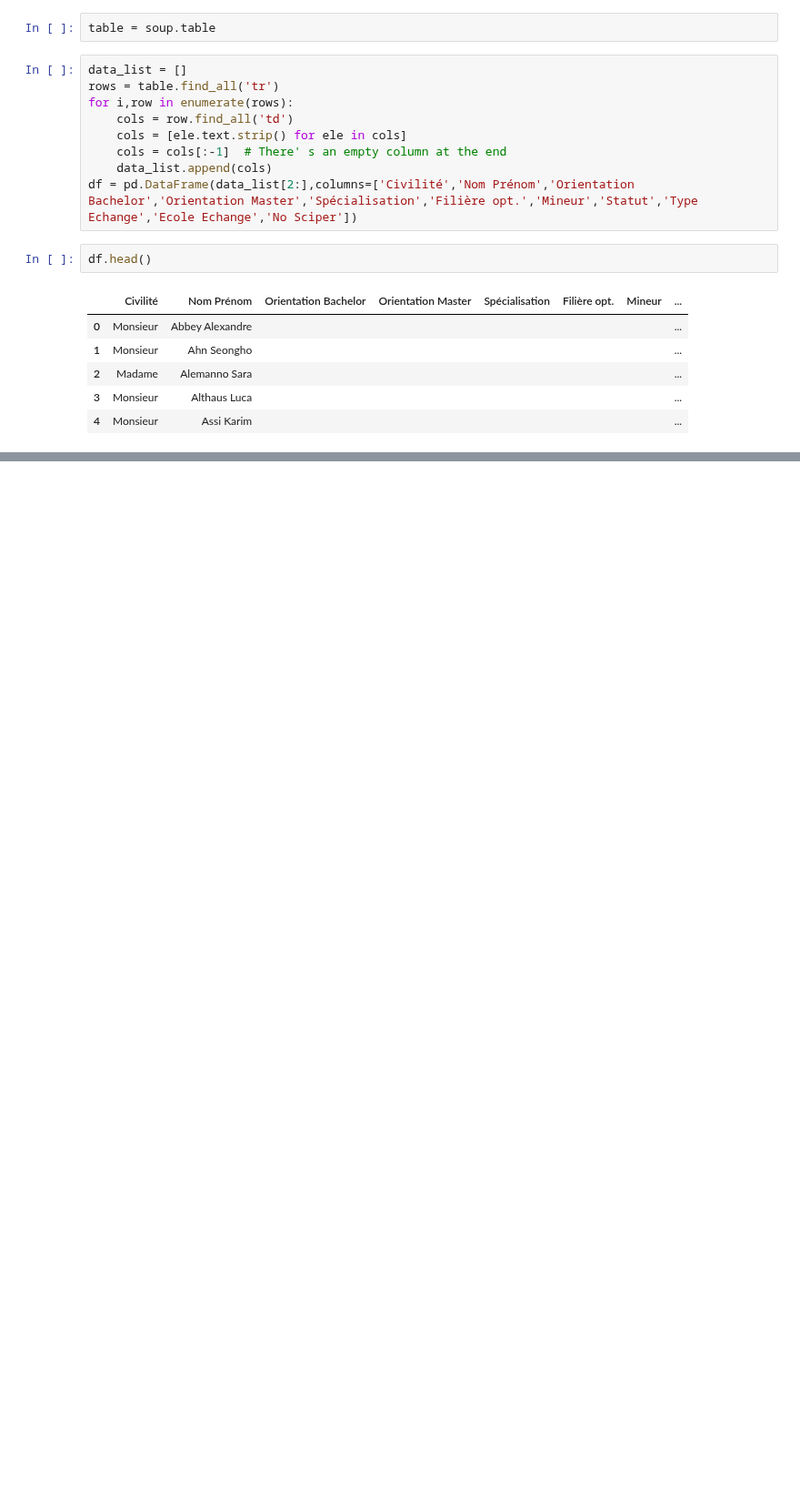
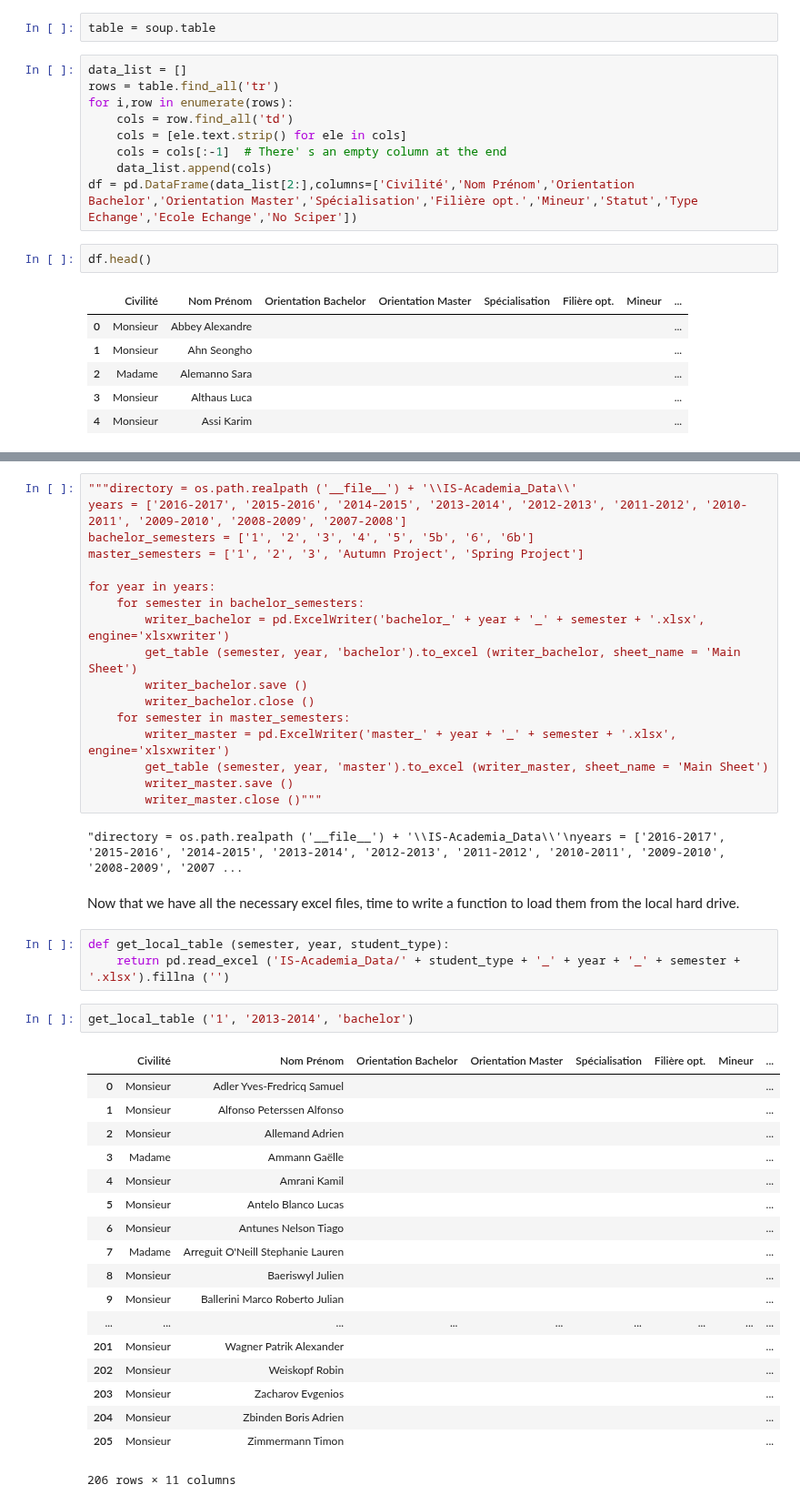
Before and after one commit to fearnleymartin/ada-epfl, a Jupyter notebook: 02 - Data from the Web/Data from the web.ipynb, the cells around one changed output, grey strips where cells are left out. Shown at 91% size. Saved outputs shown, nothing was run; the diff lists cells and outputs as text; blank space fills up the shorter version.

```diff
--- a/02 - Data from the Web/Data from the web.ipynb
+++ b/02 - Data from the Web/Data from the web.ipynb
@@ -323,0 +349,45 @@ get_table(1,'2016-2017', 'master')
+# %%
+"""directory = os.path.realpath ('__file__') + '\\IS-Academia_Data\\'
+years = ['2016-2017', '2015-2016', '2014-2015', '2013-2014', '2012-2013', '2011-2012', '2010-2011', '2009-2010', '2008-2009', '2007-2008']
+bachelor_semesters = ['1', '2', '3', '4', '5', '5b', '6', '6b']
+master_semesters = ['1', '2', '3', 'Autumn Project', 'Spring Project']
+
+for year in years:
+    for semester in bachelor_semesters:
+        writer_bachelor = pd.ExcelWriter('bachelor_' + year + '_' + semester + '.xlsx', engine='xlsxwriter')
+        get_table (semester, year, 'bachelor').to_excel (writer_bachelor, sheet_name = 'Main Sheet')
+        writer_bachelor.save ()
+        writer_bachelor.close ()
+    for semester in master_semesters:
+        writer_master = pd.ExcelWriter('master_' + year + '_' + semester + '.xlsx', engine='xlsxwriter')
+        get_table (semester, year, 'master').to_excel (writer_master, sheet_name = 'Main Sheet')
+        writer_master.save ()
+        writer_master.close ()"""
+# %% [output]
+"directory = os.path.realpath ('__file__') + '\\IS-Academia_Data\\'\nyears = ['2016-2017', '2015-2016', '2014-2015', '2013-2014', '2012-2013', '2011-2012', '2010-2011', '2009-2010', '2008-2009', '2007 ...
+# %% [markdown]
+Now that we have all the necessary excel files, time to write a function to load them from the local hard drive.
+# %%
+def get_local_table (semester, year, student_type):
+    return pd.read_excel ('IS-Academia_Data/' + student_type + '_' + year + '_' + semester + '.xlsx').fillna ('')
+# %%
+get_local_table ('1', '2013-2014', 'bachelor')
+# %% [output]
+|  | Civilité | Nom Prénom | Orientation Bachelor | Orientation Master | Spécialisation | Filière opt. | Mineur | ... |
+| 0 | Monsieur | Adler Yves-Fredricq Samuel |  |  |  |  |  | ... |
+| 1 | Monsieur | Alfonso Peterssen Alfonso |  |  |  |  |  | ... |
+| 2 | Monsieur | Allemand Adrien |  |  |  |  |  | ... |
+| 3 | Madame | Ammann Gaëlle |  |  |  |  |  | ... |
+| 4 | Monsieur | Amrani Kamil |  |  |  |  |  | ... |
+| 5 | Monsieur | Antelo Blanco Lucas |  |  |  |  |  | ... |
+| 6 | Monsieur | Antunes Nelson Tiago |  |  |  |  |  | ... |
+| 7 | Madame | Arreguit O'Neill Stephanie Lauren |  |  |  |  |  | ... |
+| 8 | Monsieur | Baeriswyl Julien |  |  |  |  |  | ... |
+| 9 | Monsieur | Ballerini Marco Roberto Julian |  |  |  |  |  | ... |
+| ... | ... | ... | ... | ... | ... | ... | ... | ... |
+| 201 | Monsieur | Wagner Patrik Alexander |  |  |  |  |  | ... |
+| 202 | Monsieur | Weiskopf Robin |  |  |  |  |  | ... |
+| 203 | Monsieur | Zacharov Evgenios |  |  |  |  |  | ... |
+| 204 | Monsieur | Zbinden Boris Adrien |  |  |  |  |  | ... |
+| 205 | Monsieur | Zimmermann Timon |  |  |  |  |  | ... |
+206 rows × 11 columns
```
Also changed, not shown: parts of 65 cells of this notebook, 2 other files.
